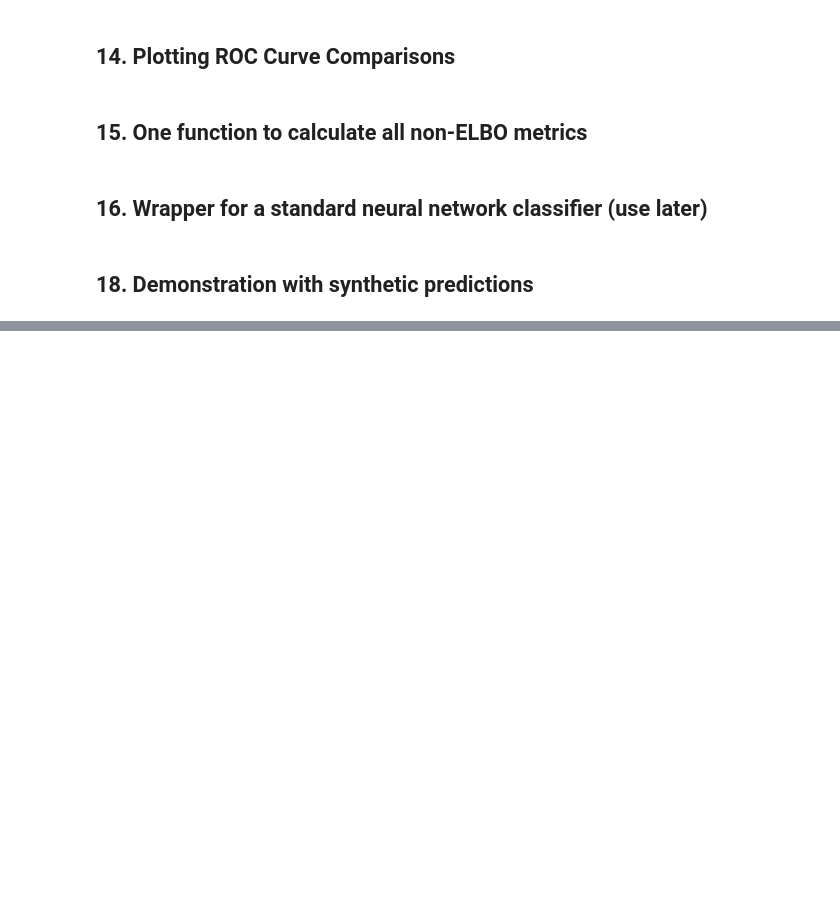
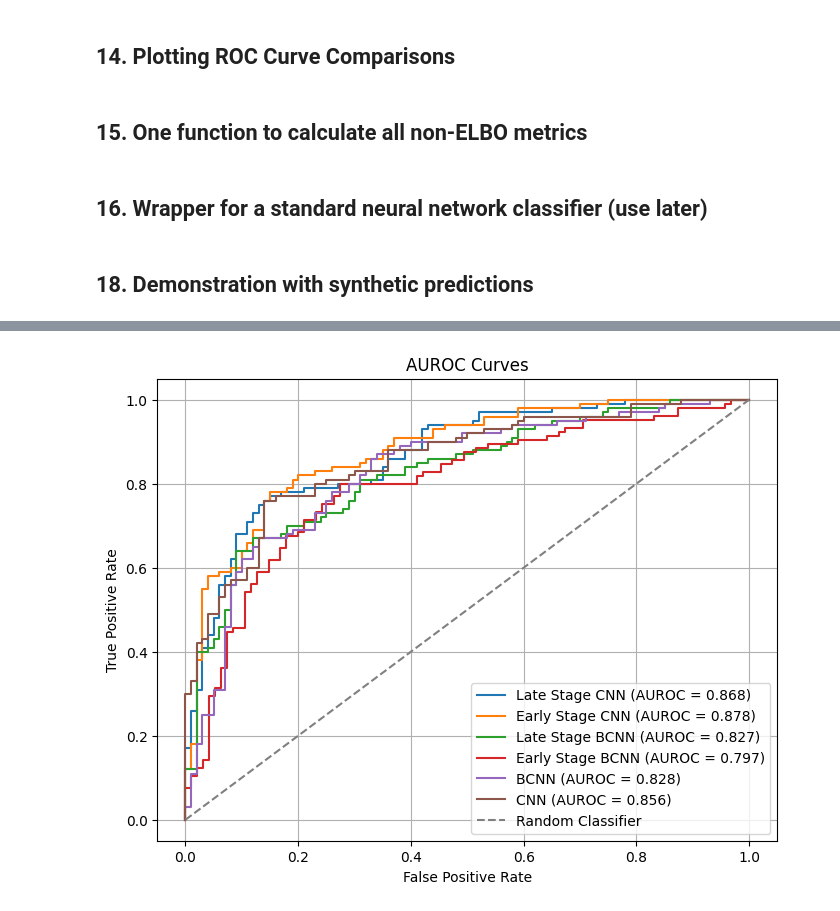
Before and after one commit to mjcolebank/Colebank_REU_2026, a Jupyter notebook: CNN/shreya_earlystage_fusion_test(with_4comparisons_peyton).ipynb, the cells around one changed output, grey strips where cells are left out. Saved outputs shown, nothing was run; the diff lists cells and outputs as text; code cells hidden in the pictures; blank space fills up the shorter version.

```diff
--- a/CNN/shreya_earlystage_fusion_test(with_4comparisons_peyton).ipynb
+++ b/CNN/shreya_earlystage_fusion_test(with_4comparisons_peyton).ipynb
@@ -1293,13 +1340,13 @@ p3_pos = np.array(p3)
 y4_np = np.array(y4)
 p4_pos = np.array(p4)[:, 1]
 
-# Convert y4 and p4 (Early BCNN) to numpy arrays and extract positive class probabilities
+# Convert y5 and p5 (Vanilla BCNN) to numpy arrays and extract positive class probabilities
 y5_np = np.array(y5)
-p5_pos = np.array(p5)[:, 1]
+p5_pos = np.array(p5).reshape(-1, 2)[:, 1]
 
-# Convert y4 and p4 (Early BCNN) to numpy arrays and extract positive class probabilities
-# y6_np = np.array(y6)
-# p6_pos = np.array(p6)[:, 1]
+# Convert y6 and p6 (Vanilla CNN) to numpy arrays and extract positive class probabilities
+y6_np = np.array(y6)
+p6_pos = np.array(p6)[:, 1]
 
 # Calculate ROC curve and AUC for the early model cnn
 fpr_model, tpr_model, _ = roc_curve(y_true_test, probs[:, 1])
@@ -1307,37 +1354,39 @@ auroc_model = roc_auc_score(y_true_test, probs[:, 1])
 
 # Calculate ROC curve and AUC for the late stage cnn
 fpr_y2, tpr_y2, _ = roc_curve(y2_np, p2_pos)
 auroc_y2 = roc_auc_score(y2_np, p2_pos)
 
 # Calculate ROC curve and AUC for the late model bcnn
 fpr_y3, tpr_y3, _ = roc_curve(y3_np, p3_pos)
 auroc_y3 = roc_auc_score(y3_np, p3_pos)
 
-# Calculate ROC curve and AUC for the late bcnn
+# Calculate ROC curve and AUC for the early BCNN
 fpr_y4, tpr_y4, _ = roc_curve(y4_np, p4_pos)
 auroc_y4 = roc_auc_score(y4_np, p4_pos)
 
-# Calculate ROC curve and AUC for the late model bcnn
+# Calculate ROC curve and AUC for the vanilla BCNN
 fpr_y5, tpr_y5, _ = roc_curve(y5_np, p5_pos)
 auroc_y5 = roc_auc_score(y5_np, p5_pos)
 
-# Calculate ROC curve and AUC for the late bcnn
-# fpr_y6, tpr_y6, _ = roc_curve(y6_np, p6_pos)
-# auroc_y6 = roc_auc_score(y6_np, p6_pos)
+# Calculate ROC curve and AUC for the vanilla CNN
+fpr_y6, tpr_y6, _ = roc_curve(y6_np, p6_pos)
+auroc_y6 = roc_auc_score(y6_np, p6_pos)
 
 # Plot both ROC curves
 plt.figure(figsize=(8, 6))
 plt.plot(fpr_model, tpr_model, label=f'Late Stage CNN (AUROC = {auroc_model:.3f})')
 plt.plot(fpr_y2, tpr_y2, label=f'Early Stage CNN (AUROC = {auroc_y2:.3f})')
 plt.plot(fpr_y3, tpr_y3, label=f'Late Stage BCNN (AUROC = {auroc_y3:.3f})')
 plt.plot(fpr_y4, tpr_y4, label=f'Early Stage BCNN (AUROC = {auroc_y4:.3f})')
-plt.plot(fpr_y5, tpr_y5, label=f'BCNN (AUROC = {auroc_y3:.3f})')
-# plt.plot(fpr_y6, tpr_y6, label=f'CNN (AUROC = {auroc_y4:.3f})')
+plt.plot(fpr_y5, tpr_y5, label=f'BCNN (AUROC = {auroc_y5:.3f})')
+plt.plot(fpr_y6, tpr_y6, label=f'CNN (AUROC = {auroc_y6:.3f})')
 plt.plot([0, 1], [0, 1], linestyle='--', color='gray', label='Random Classifier')
 
 plt.xlabel('False Positive Rate')
 plt.ylabel('True Positive Rate')
 plt.title('AUROC Curves')
 plt.legend()
 plt.grid(True)
 plt.show()
+# %% [output]
+[figure, added]
```
Also changed, not shown: parts of 21 cells of this notebook.
